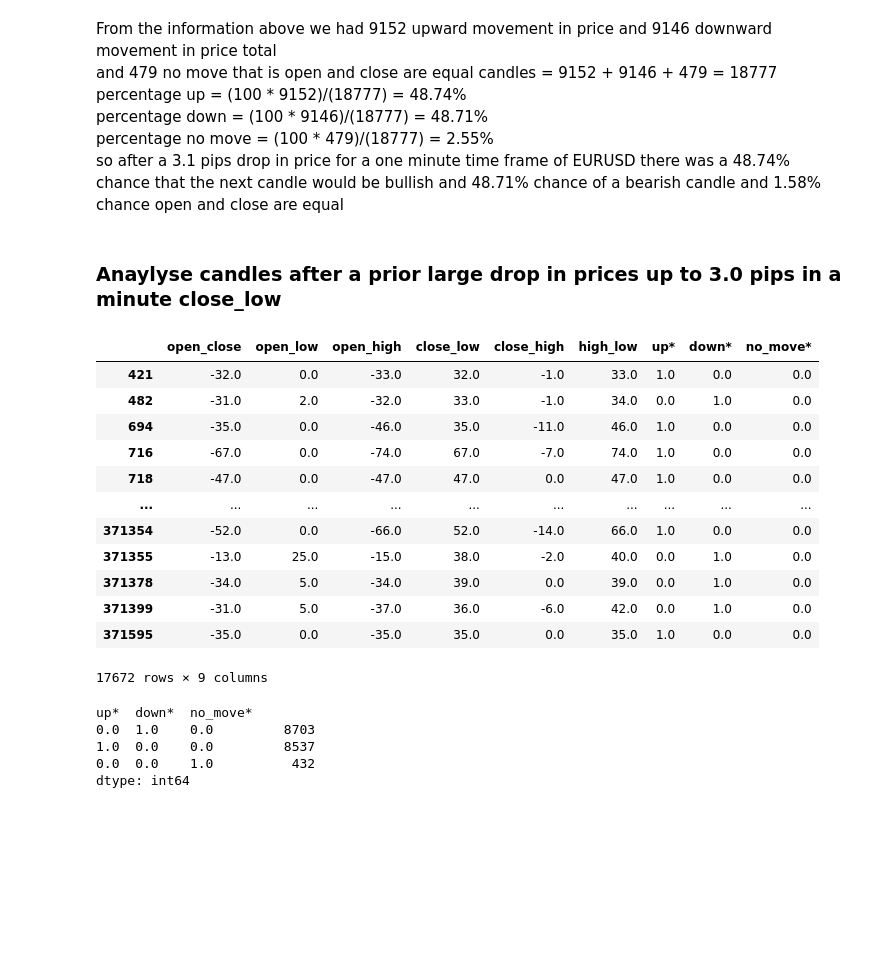
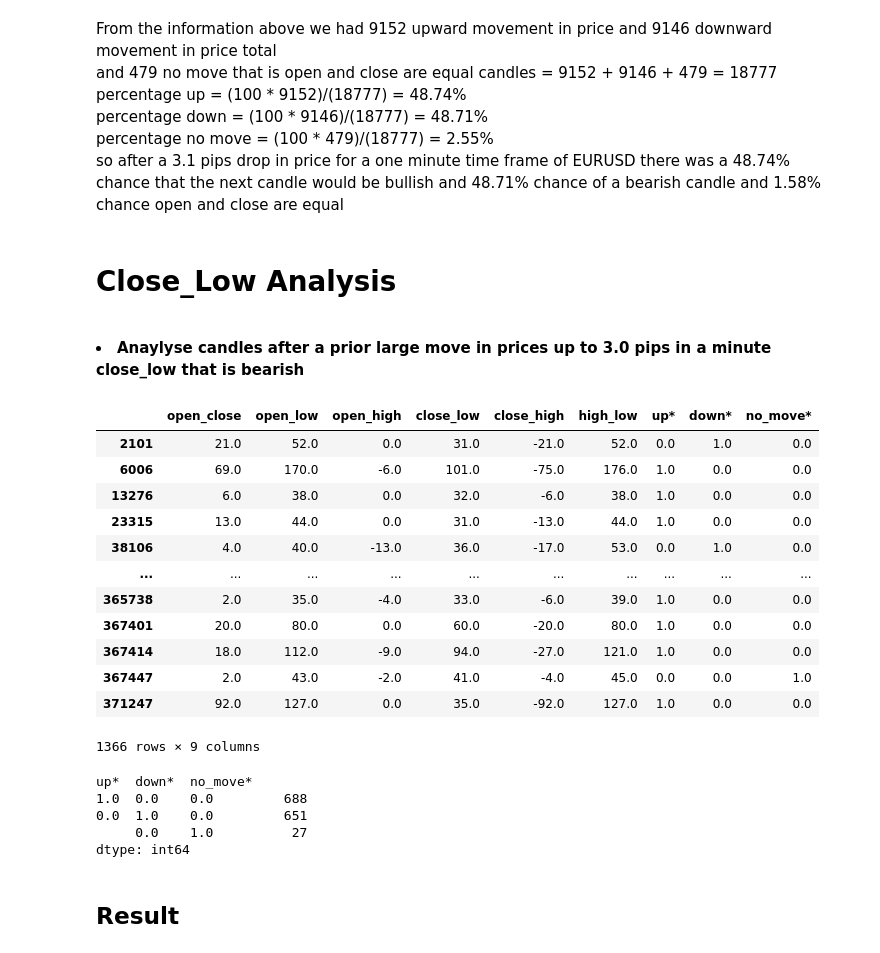
Before and after one commit to Joshuajee/binary-options-analysis, a Jupyter notebook: forex_stat_eurusd_m1_ohlc_binary_stat.ipynb, the cells around one changed output. Drawn from its saved outputs; the diff is of its cells as text; code cells hidden in the pictures; blank space fills up the shorter version.

Commit message:
fixed bull, bear error

```diff
--- a/forex_stat_eurusd_m1_ohlc_binary_stat.ipynb
+++ b/forex_stat_eurusd_m1_ohlc_binary_stat.ipynb
@@ -372,30 +380,35 @@ percentage up = (100 * 9152)/(18777) = 48.74% <br/>
 percentage down = (100 * 9146)/(18777) = 48.71% <br/>
 percentage no move = (100 * 479)/(18777) = 2.55% <br/>
 so after a 3.1 pips drop in price for a one minute time frame of EURUSD there was a 48.74% chance that the next candle would be bullish and 48.71% chance of a bearish candle and 1.58% chance open and close are equal
+# %% [markdown]
+# Close_Low Analysis
 # %% [markdown]
-### Anaylyse candles after a prior large drop in prices up to 3.0 pips in a minute close_low
+<b><li> Anaylyse candles after a prior large move in prices up to 3.0 pips in a minute close_low that is bearish </li></b>
 # %%
-big_drop_cl_95 = dataset[dataset["close_low"] > 30]
-big_drop_cl_95
+big_move_cl_bear_95 = dataset[dataset["close_low"] > 30]
+big_move_cl_bear_95 = big_move_cl_bear_95[big_move_cl_bear_95["open_close"] > 0]
+big_move_cl_bear_95
 # %% [output]
 |  | open_close | open_low | open_high | close_low | close_high | high_low | up* | down* | no_move* |
-| 421 | -32.0 | 0.0 | -33.0 | 32.0 | -1.0 | 33.0 | 1.0 | 0.0 | 0.0 |
-| 482 | -31.0 | 2.0 | -32.0 | 33.0 | -1.0 | 34.0 | 0.0 | 1.0 | 0.0 |
-| 694 | -35.0 | 0.0 | -46.0 | 35.0 | -11.0 | 46.0 | 1.0 | 0.0 | 0.0 |
-| 716 | -67.0 | 0.0 | -74.0 | 67.0 | -7.0 | 74.0 | 1.0 | 0.0 | 0.0 |
-| 718 | -47.0 | 0.0 | -47.0 | 47.0 | 0.0 | 47.0 | 1.0 | 0.0 | 0.0 |
+| 2101 | 21.0 | 52.0 | 0.0 | 31.0 | -21.0 | 52.0 | 0.0 | 1.0 | 0.0 |
+| 6006 | 69.0 | 170.0 | -6.0 | 101.0 | -75.0 | 176.0 | 1.0 | 0.0 | 0.0 |
+| 13276 | 6.0 | 38.0 | 0.0 | 32.0 | -6.0 | 38.0 | 1.0 | 0.0 | 0.0 |
+| 23315 | 13.0 | 44.0 | 0.0 | 31.0 | -13.0 | 44.0 | 1.0 | 0.0 | 0.0 |
+| 38106 | 4.0 | 40.0 | -13.0 | 36.0 | -17.0 | 53.0 | 0.0 | 1.0 | 0.0 |
 | ... | ... | ... | ... | ... | ... | ... | ... | ... | ... |
-| 371354 | -52.0 | 0.0 | -66.0 | 52.0 | -14.0 | 66.0 | 1.0 | 0.0 | 0.0 |
-| 371355 | -13.0 | 25.0 | -15.0 | 38.0 | -2.0 | 40.0 | 0.0 | 1.0 | 0.0 |
-| 371378 | -34.0 | 5.0 | -34.0 | 39.0 | 0.0 | 39.0 | 0.0 | 1.0 | 0.0 |
-| 371399 | -31.0 | 5.0 | -37.0 | 36.0 | -6.0 | 42.0 | 0.0 | 1.0 | 0.0 |
-| 371595 | -35.0 | 0.0 | -35.0 | 35.0 | 0.0 | 35.0 | 1.0 | 0.0 | 0.0 |
+| 365738 | 2.0 | 35.0 | -4.0 | 33.0 | -6.0 | 39.0 | 1.0 | 0.0 | 0.0 |
+| 367401 | 20.0 | 80.0 | 0.0 | 60.0 | -20.0 | 80.0 | 1.0 | 0.0 | 0.0 |
+| 367414 | 18.0 | 112.0 | -9.0 | 94.0 | -27.0 | 121.0 | 1.0 | 0.0 | 0.0 |
+| 367447 | 2.0 | 43.0 | -2.0 | 41.0 | -4.0 | 45.0 | 0.0 | 0.0 | 1.0 |
+| 371247 | 92.0 | 127.0 | 0.0 | 35.0 | -92.0 | 127.0 | 1.0 | 0.0 | 0.0 |
-17672 rows × 9 columns
+1366 rows × 9 columns
 # %%
-big_drop_cl_95[["up*", "down*", "no_move*"]].value_counts()
+big_move_cl_bear_95[["up*", "down*", "no_move*"]].value_counts()
 # %% [output]
 up*  down*  no_move*
-0.0  1.0    0.0         8703
-1.0  0.0    0.0         8537
-0.0  0.0    1.0          432
+1.0  0.0    0.0         688
+0.0  1.0    0.0         651
+     0.0    1.0          27
 dtype: int64
+# %% [markdown]
+## Result
```
Also changed, not shown: parts of 33 cells of this notebook.
